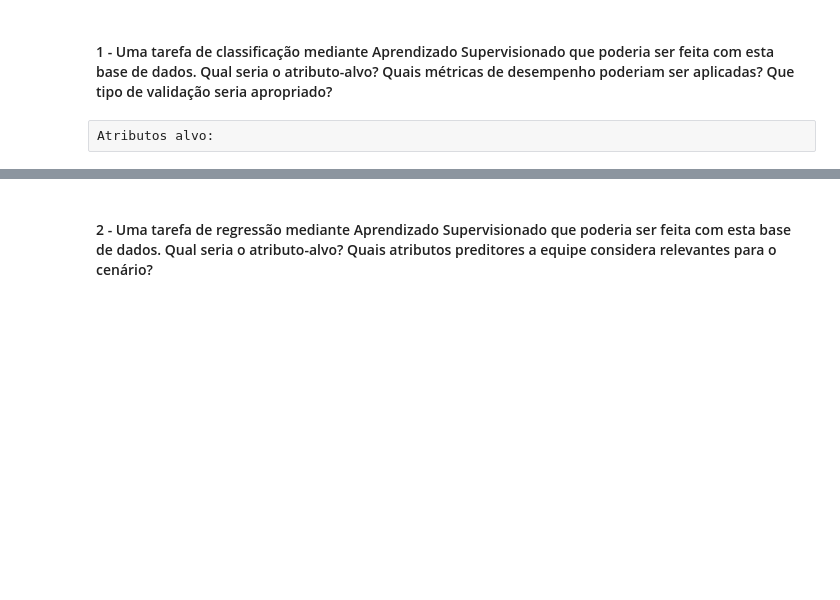
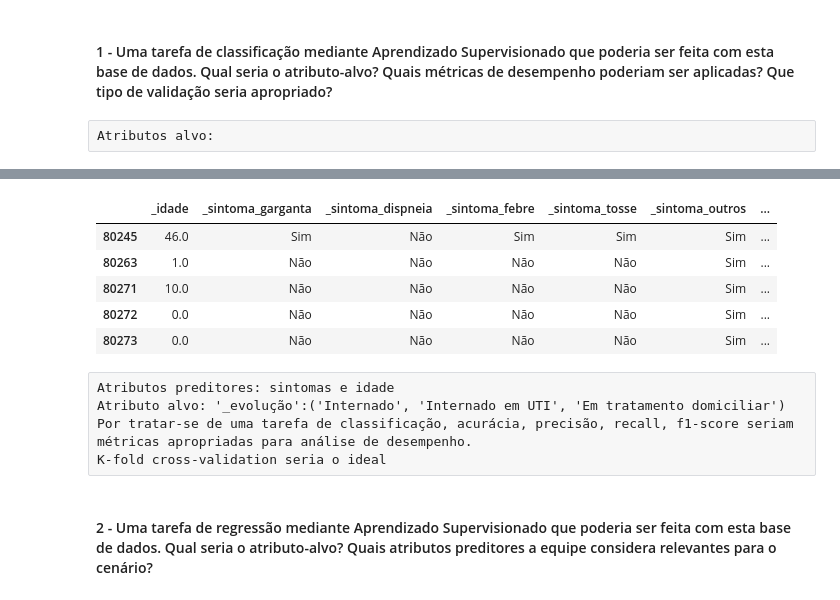
Before and after one commit to jvmdo/rna-pp1-2020, a Jupyter notebook: rascunhos/PP1_redesneurais_luiz_1.0.ipynb, the cells around one changed output, grey strips where cells are left out. Drawn from its saved outputs; the diff is of its cells as text; code cells hidden in the pictures; blank space fills up the shorter version.

Commit message:
Update PP1_redesneurais_luiz_1.0.ipynb
Proposições de tarefas de classificação, regressão e não-supervisionado

```diff
--- a/rascunhos/PP1_redesneurais_luiz_1.0.ipynb
+++ b/rascunhos/PP1_redesneurais_luiz_1.0.ipynb
@@ -231,2 +245,19 @@ Atributos alvo:
+# %%
+df_class = df[['_idade', '_sintoma_garganta',
+       '_sintoma_dispneia', '_sintoma_febre', '_sintoma_tosse',
+       '_sintoma_outros', '_evolução']].dropna()
+df_class.head()
+# %% [output]
+|  | _idade | _sintoma_garganta | _sintoma_dispneia | _sintoma_febre | _sintoma_tosse | _sintoma_outros | ... |
+| 80245 | 46.0 | Sim | Não | Sim | Sim | Sim | ... |
+| 80263 | 1.0 | Não | Não | Não | Não | Sim | ... |
+| 80271 | 10.0 | Não | Não | Não | Não | Sim | ... |
+| 80272 | 0.0 | Não | Não | Não | Não | Sim | ... |
+| 80273 | 0.0 | Não | Não | Não | Não | Sim | ... |
+# %% [raw]
+Atributos preditores: sintomas e idade
+Atributo alvo: '_evolução':('Internado', 'Internado em UTI', 'Em tratamento domiciliar')
+Por tratar-se de uma tarefa de classificação, acurácia, precisão, recall, f1-score seriam métricas apropriadas para análise de desempenho.
+K-fold cross-validation seria o ideal
 # %% [markdown]
 #### 2 - Uma tarefa de regressão mediante Aprendizado Supervisionado que poderia ser feita com esta base de dados. Qual seria o atributo-alvo? Quais atributos preditores a equipe considera relevantes para o cenário?
```
Also changed, not shown: parts of 5 cells of this notebook.
